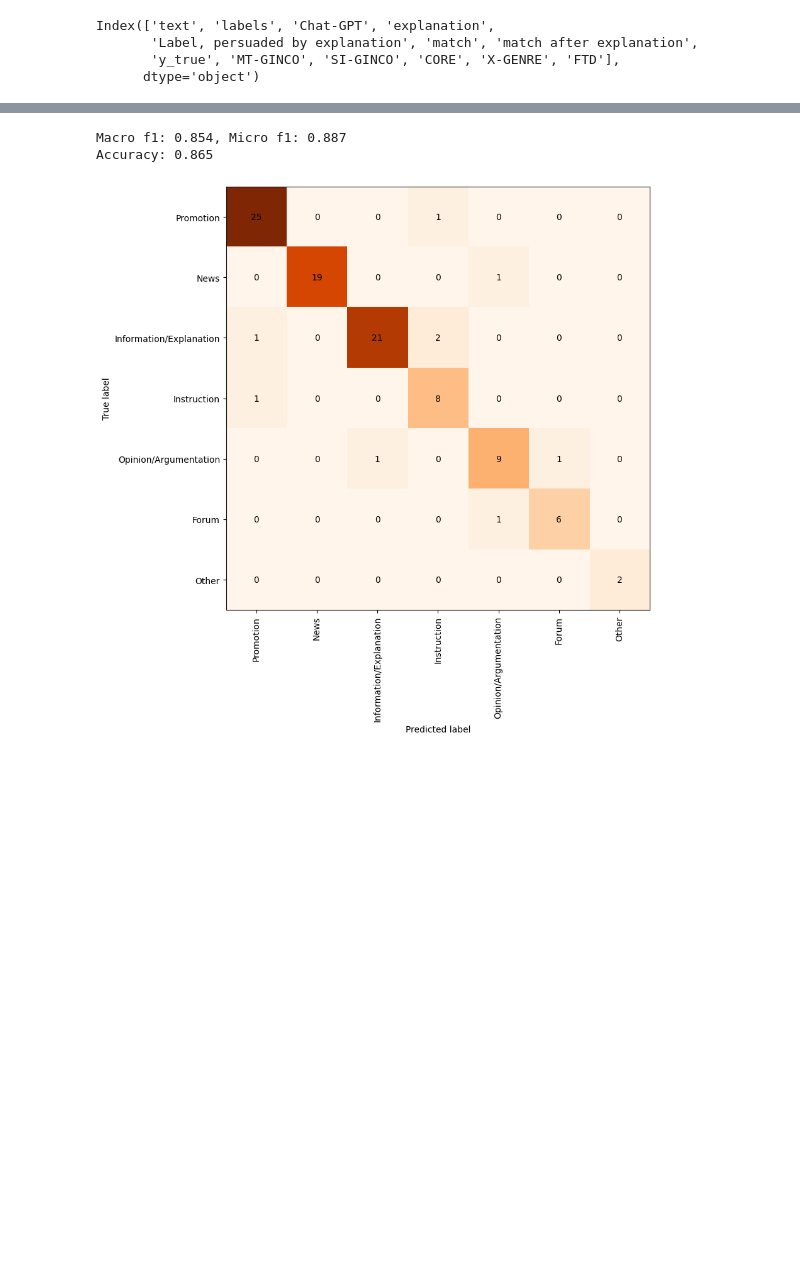
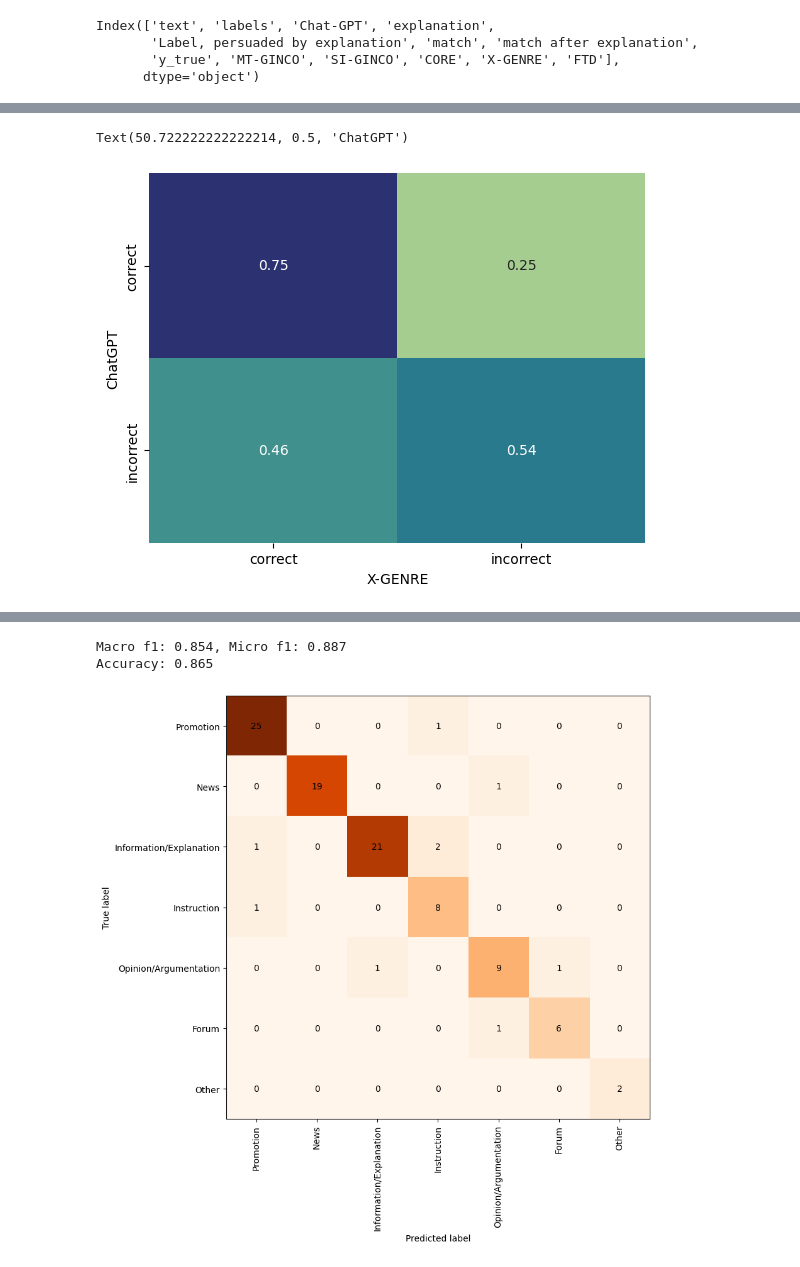
Before and after one commit to TajaKuzman/Genre-Datasets-Comparison, a Jupyter notebook: Creation-of-classifiers-and-cross-prediction/5.4-X-GENRE-experiments-result-analysis.ipynb, the cells around one changed output, grey strips where cells are left out. Saved outputs shown, nothing was run; the diff lists cells and outputs as text; code cells hidden in the pictures; blank space fills up the shorter version.

```diff
--- a/Creation-of-classifiers-and-cross-prediction/5.4-X-GENRE-experiments-result-analysis.ipynb
+++ b/Creation-of-classifiers-and-cross-prediction/5.4-X-GENRE-experiments-result-analysis.ipynb
@@ -447,0 +541,13 @@ Index(['text', 'labels', 'Chat-GPT', 'explanation',
+# %%
+# Analyse in how the models' result cooccur
+import seaborn as sns
+import matplotlib.pyplot as plt
+
+result_crosstab = pd.crosstab(comparison["ChatGPT-correctness"], comparison["X-GENRE-correctness"], normalize="index")
+sns.heatmap(result_crosstab, annot=True, cbar=False, cmap="crest")
+
+plt.xlabel("X-GENRE")
+plt.ylabel("ChatGPT")
+# %% [output]
+Text(50.722222222222214, 0.5, 'ChatGPT')
+[figure, added]
```
Also changed, not shown: parts of 22 cells of this notebook, 4 other files.
